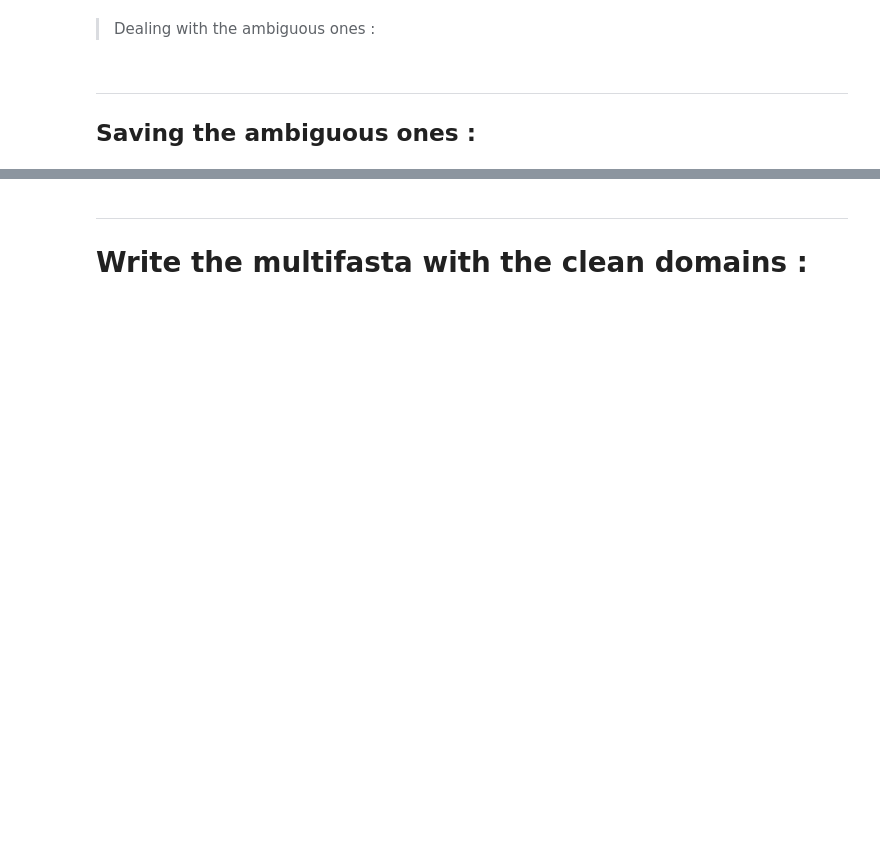
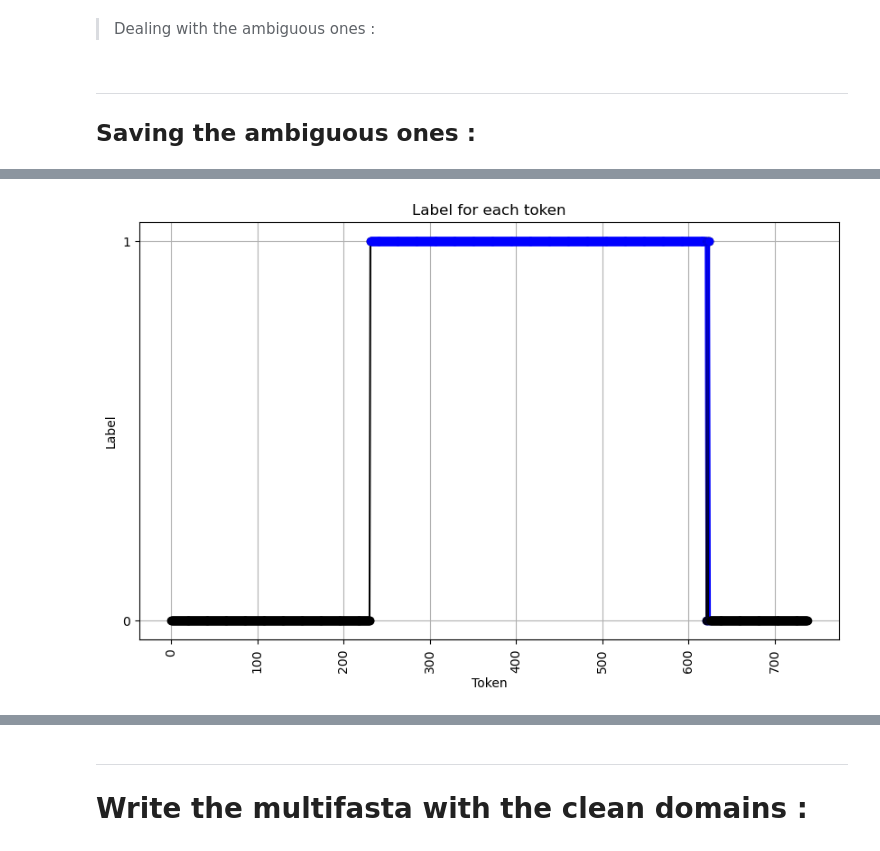
Before and after one commit to conchaeloko/Klebsiella_TropiSEARCH, a Jupyter notebook: scripts/IV.Proteins_PT6_get_domains.ipynb, the cells around one changed output, grey strips where cells are left out. Saved outputs shown, nothing was run; the diff lists cells and outputs as text; code cells hidden in the pictures; blank space fills up the shorter version.

```diff
--- a/scripts/IV.Proteins_PT6_get_domains.ipynb
+++ b/scripts/IV.Proteins_PT6_get_domains.ipynb
@@ -764,0 +768,14 @@ with open(f"{path_project}/minibatch.domains.to_check.txt" , "w") as outfile :
+# %%
+from transformers import AutoModelForTokenClassification, AutoTokenizer
+import pandas as pd
+import os
+from collections import Counter
+from Bio import SeqIO
+import torch
+import matplotlib.pyplot as plt
+import numpy as np
+
+path_work = "/media/concha-eloko/Linux/depolymerase_building"
+model_path = f"{path_work}/esm2_t12_35M_UR50D-finetuned-depolymerase/checkpoint-198/"
+tokenizer = AutoTokenizer.from_pretrained(model_path)
+model = AutoModelForTokenClassification.from_pretrained(model_path)
@@ -764,0 +832,4 @@ with open(f"{path_project}/minibatch.domains.to_check.txt" , "w") as outfile :
+# %%
+make_prediction("115" , database = "minibatch")
+# %% [output]
+[figure, added]
```
Also changed, not shown: parts of 14 cells of this notebook, 4 other files.
